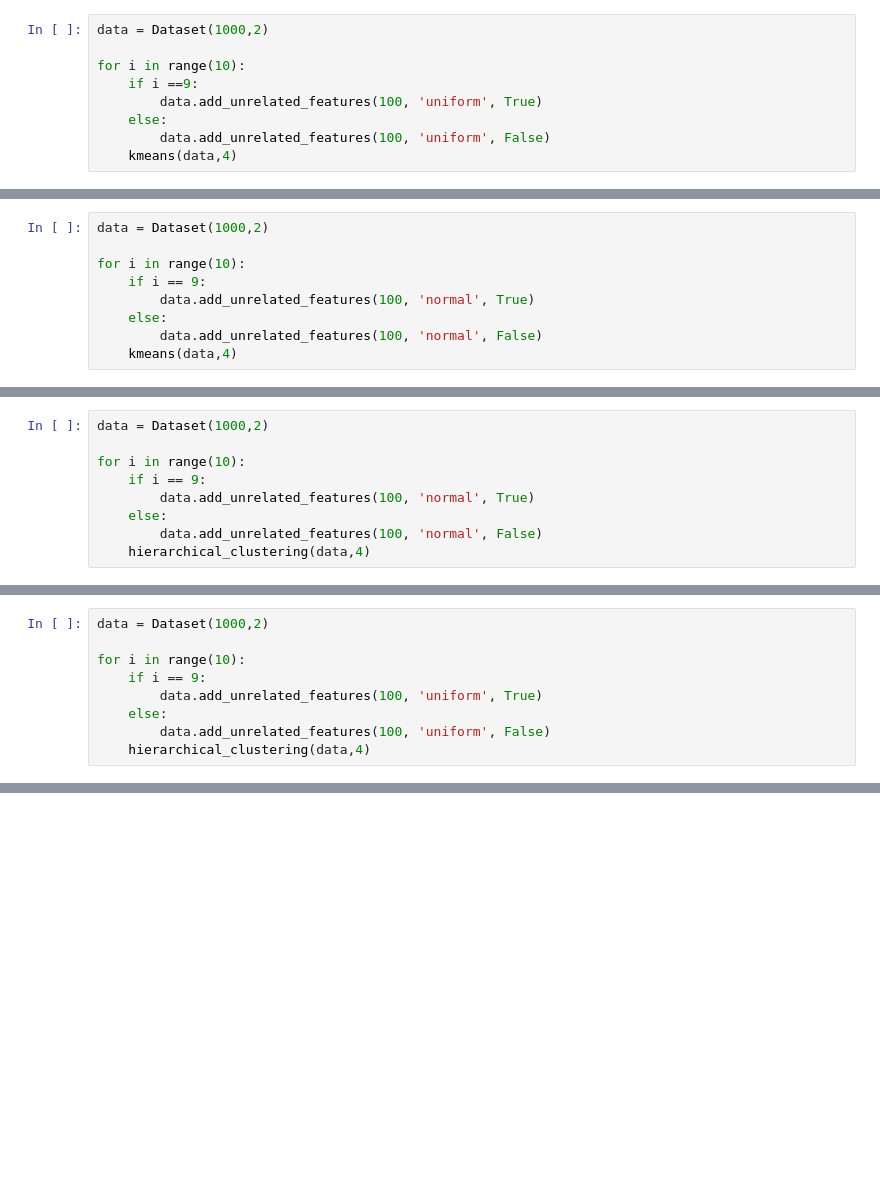
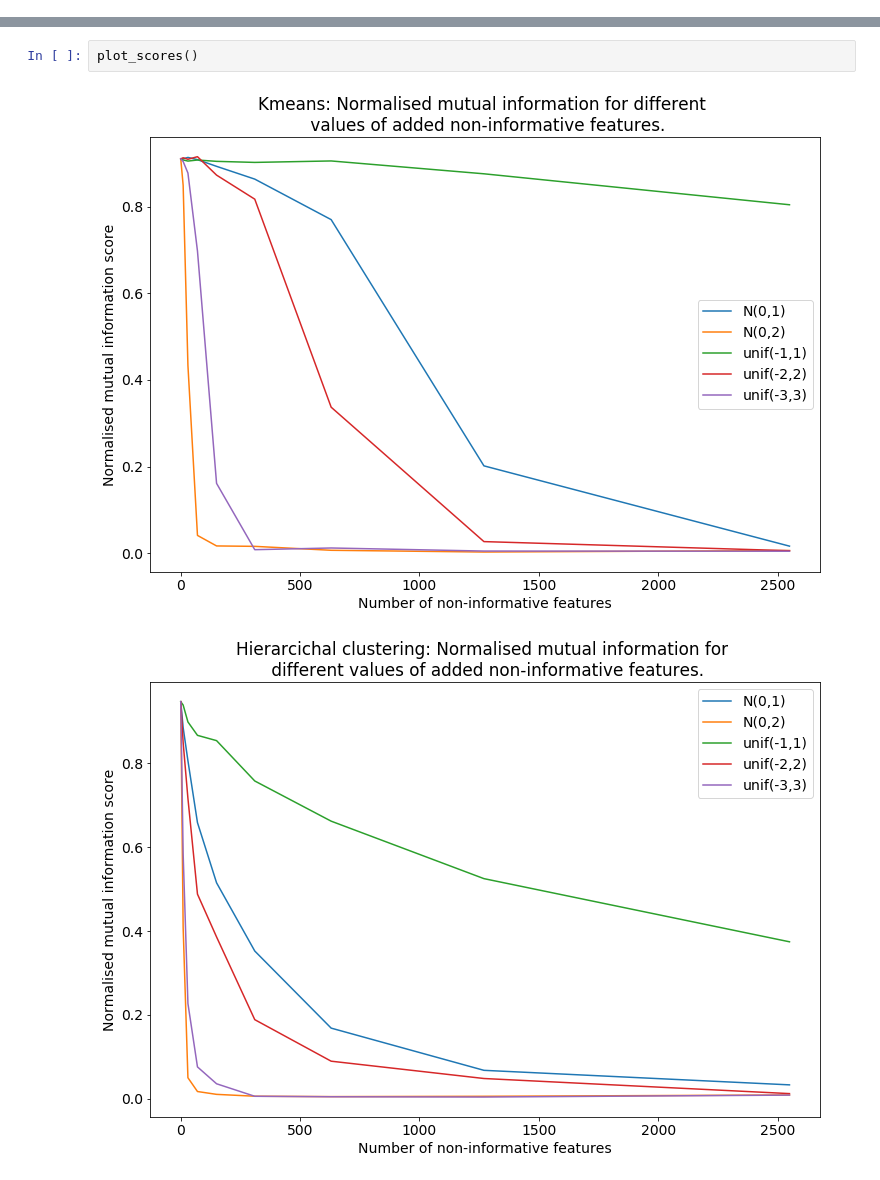
Before and after one commit to emmaryd/statistical-learning, a Jupyter notebook: project-the-effect-of-unrelated-features-in-high-dimensional-clustering.ipynb, the cells around one changed output, grey strips where cells are left out. Saved outputs shown, nothing was run; the diff lists cells and outputs as text; blank space fills up the shorter version.

```diff
--- a/project-the-effect-of-unrelated-features-in-high-dimensional-clustering.ipynb
+++ b/project-the-effect-of-unrelated-features-in-high-dimensional-clustering.ipynb
@@ -64,9 +80,0 @@ def hierarchical_clustering(data, max_depth):
-# %%
-data = Dataset(1000,2)
-
-for i in range(10):
-    if i ==9:
-        data.add_unrelated_features(100, 'uniform', True)
-    else:
-        data.add_unrelated_features(100, 'uniform', False)
-    kmeans(data,4)
@@ -85,9 +80,0 @@ for i in range(10):
-# %%
-data = Dataset(1000,2)
-
-for i in range(10):
-    if i == 9:
-        data.add_unrelated_features(100, 'normal', True)
-    else:
-        data.add_unrelated_features(100, 'normal', False)
-    kmeans(data,4)
@@ -106,9 +80,0 @@ for i in range(10):
-# %%
-data = Dataset(1000,2)
-
-for i in range(10):
-    if i == 9:
-        data.add_unrelated_features(100, 'normal', True)
-    else:
-        data.add_unrelated_features(100, 'normal', False)
-    hierarchical_clustering(data,4)
@@ -127,9 +80,0 @@ for i in range(10):
-# %%
-data = Dataset(1000,2)
-
-for i in range(10):
-    if i == 9:
-        data.add_unrelated_features(100, 'uniform', True)
-    else:
-        data.add_unrelated_features(100, 'uniform', False)
-    hierarchical_clustering(data,4)
@@ -147,0 +185,5 @@ for i in range(10):
+# %%
+plot_scores()
+# %% [output]
+[figure, added]
+[figure, added]
```
Also changed, not shown: parts of 12 cells of this notebook.
